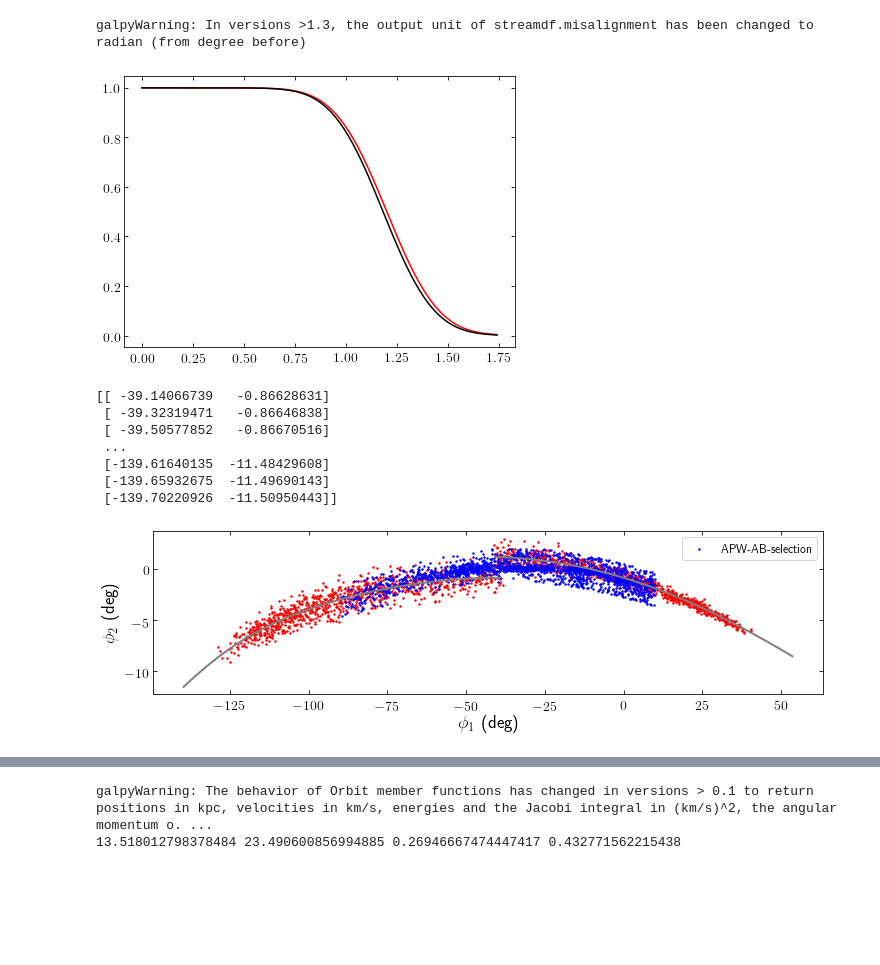
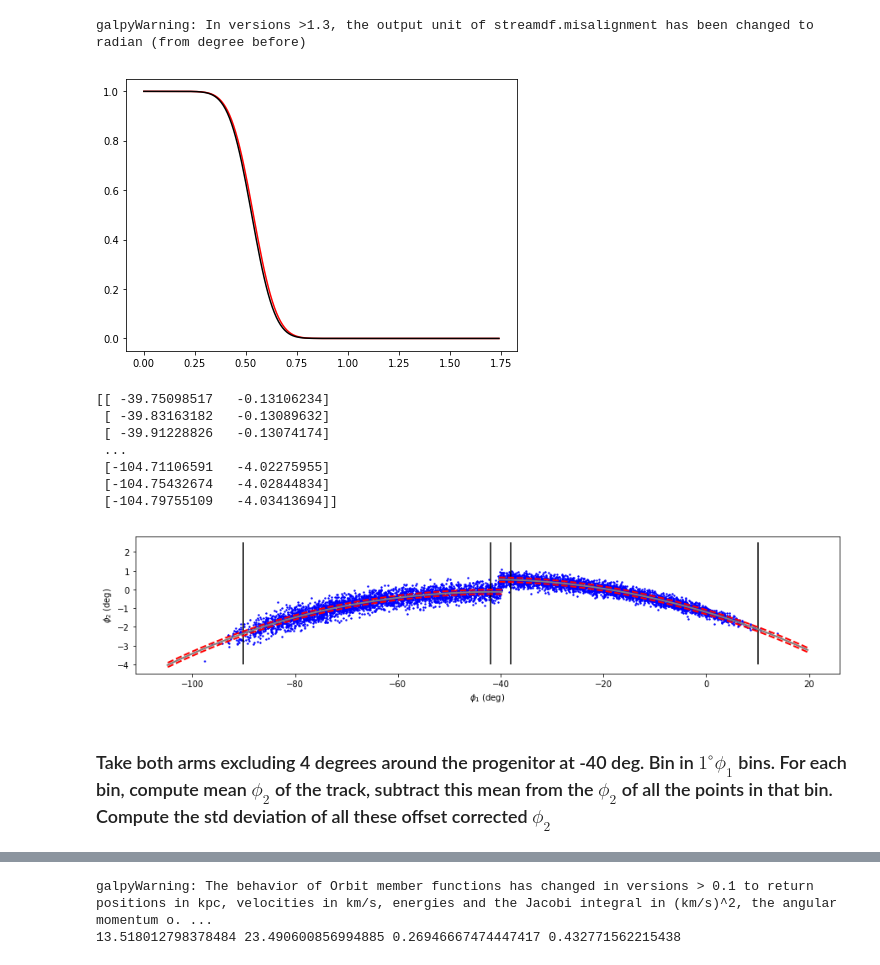
Before and after one commit to nbanik/Analyze_GD-1, a Jupyter notebook: new_GD1_model.ipynb, the cells around one changed output, grey strips where cells are left out. Saved outputs shown, nothing was run; the diff lists cells and outputs as text; code cells hidden in the pictures; blank space fills up the shorter version.

```diff
--- a/new_GD1_model.ipynb
+++ b/new_GD1_model.ipynb
@@ -110,9 +116,9 @@ aAIA.plot(*orb_galpy,type='araz',deperiod=True)
 import gd1_util
 
 #from above b=0.4 looks good
-Tstream=1.5
-sdf_leading=gd1_util.setup_gd1model(age=Tstream,new_orb_lb=gd1_prog_lb,isob=0.4)
-sdf_trailing=gd1_util.setup_gd1model(leading=False,age=Tstream,new_orb_lb=gd1_prog_lb,isob=0.4)
+Tstream=2.1
+sdf_leading=gd1_util.setup_gd1model(age=Tstream,new_orb_lb=gd1_prog_lb,isob=0.4,sigv=0.35)
+sdf_trailing=gd1_util.setup_gd1model(leading=False,age=Tstream,new_orb_lb=gd1_prog_lb,isob=0.4,sigv=0.35)
 # %% [output]
 galpyWarning: In versions >1.3, the output unit of streamdf.misalignment has been changed to radian (from degree before)
 # %%
@@ -129,12 +135,12 @@ plt.plot(apar,dens_lead,c='r')
 plt.plot(apar,dens_trail,c='k')
 plt.show()
 # %% [output]
-[figure, old version]
+[figure, new version]
 # %%
 #sample points from the stream
 
-lb_sample_trailing= sdf_trailing.sample(n=1000,lb=True)
-lb_sample_leading= sdf_leading.sample(n=1000,lb=True)
+lb_sample_trailing= sdf_trailing.sample(n=3000,lb=True)
+lb_sample_leading= sdf_leading.sample(n=3000,lb=True)
 
 
 phi12_sample_trailing=lb_to_phi12(lb_sample_trailing[0],lb_sample_trailing[1],degree=True)
@@ -164,30 +170,45 @@ for ii in range(len(phi12_lead)):
 
 print (phi12_lead)
 # %% [output]
-[[ -39.14066739   -0.86628631]
- [ -39.32319471   -0.86646838]
- [ -39.50577852   -0.86670516]
+[[ -39.75098517   -0.13106234]
+ [ -39.83163182   -0.13089632]
+ [ -39.91228826   -0.13074174]
  ...
- [-139.61640135  -11.48429608]
- [-139.65932675  -11.49690143]
- [-139.70220926  -11.50950443]]
+ [-104.71106591   -4.02275955]
+ [-104.75432674   -4.02844834]
+ [-104.79755109   -4.03413694]]
 # %%
 #overplot GD1 stars selected by APW and AB
 GD1_obs=np.loadtxt('APW_AB_GD1_phi12.dat')
 
-plt.figure(figsize=(12,3))
+plt.figure(figsize=(15,3))
 plt.plot(phi12_trail[:,0],phi12_trail[:,1],lw=2,c='gray')
 plt.plot(phi12_lead[:,0],phi12_lead[:,1],lw=2,c='gray')
-plt.scatter(phi12_sample_trailing[:,0],phi12_sample_trailing[:,1],s=2,c='r')
-plt.scatter(phi12_sample_leading[:,0],phi12_sample_leading[:,1],s=2,c='r')
 
-plt.scatter(GD1_obs[:,0],GD1_obs[:,1],c='b',s=2,label='APW-AB-selection')
+plt.plot(phi12_trail[:,0],phi12_trail[:,1]+(7./60.),ls='--',lw=2,c='r')
+plt.plot(phi12_trail[:,0],phi12_trail[:,1]-(7./60.),ls='--',lw=2,c='r')
+plt.plot(phi12_lead[:,0],phi12_lead[:,1]+(7./60.),ls='--',lw=2,c='r')
+plt.plot(phi12_lead[:,0],phi12_lead[:,1]-(7./60.),ls='--',lw=2,c='r')
+
+plt.scatter(phi12_sample_trailing[:,0],phi12_sample_trailing[:,1],s=2,c='b')
+plt.scatter(phi12_sample_leading[:,0],phi12_sample_leading[:,1],s=2,c='b')
+
+#plt.scatter(GD1_obs[:,0],GD1_obs[:,1],c='k',s=2,label='APW-AB-selection')
+plt.vlines(-38.,-4,2.5)
+plt.vlines(10.,-4,2.5)
+
+plt.vlines(-90.,-4,2.5)
+plt.vlines(-42.,-4,2.5)
+
+
 
 plt.xlabel(r'$\phi_{1}$ (deg)')
 plt.ylabel(r'$\phi_{2}$ (deg)')
 #plt.xlim(-100.,20.)
 #plt.ylim(-6.,4.)
-plt.legend(loc='upper right')
+#plt.legend(loc='upper right')
 plt.show()
 # %% [output]
-[figure, old version]
+[figure, new version]
+# %% [markdown]
+### Take both arms excluding 4 degrees around the progenitor at -40 deg. Bin in $1^{\circ} \phi_{1}$ bins. For each bin, compute mean $\phi_{2}$ of the track, subtract this mean from the $\phi_{2}$ of all the points in that bin.  Compute the std deviation of all these offset corrected $\phi_{2}$
```
Also changed, not shown: parts of 5 cells of this notebook.
